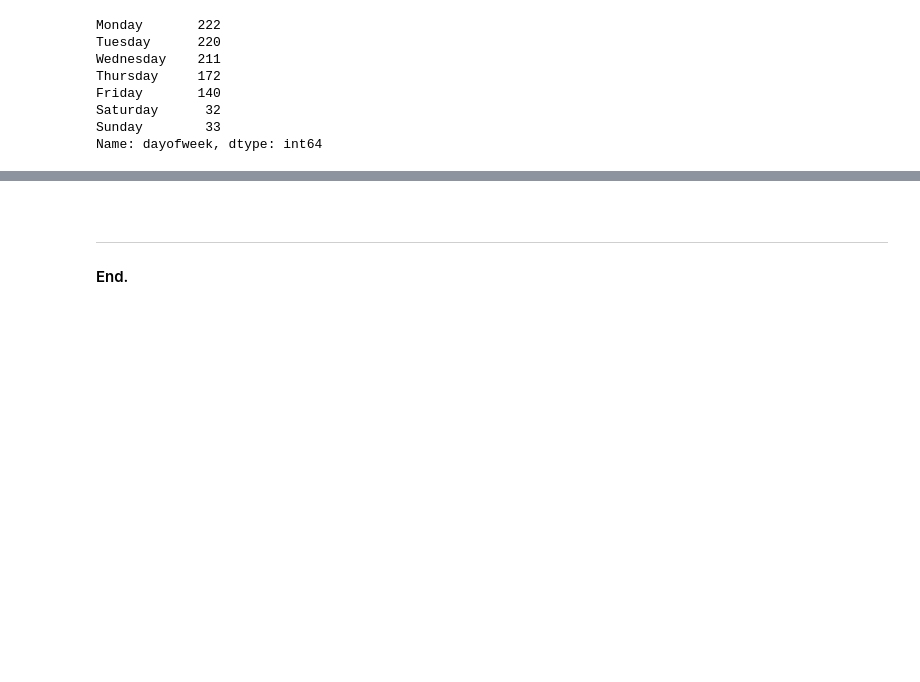
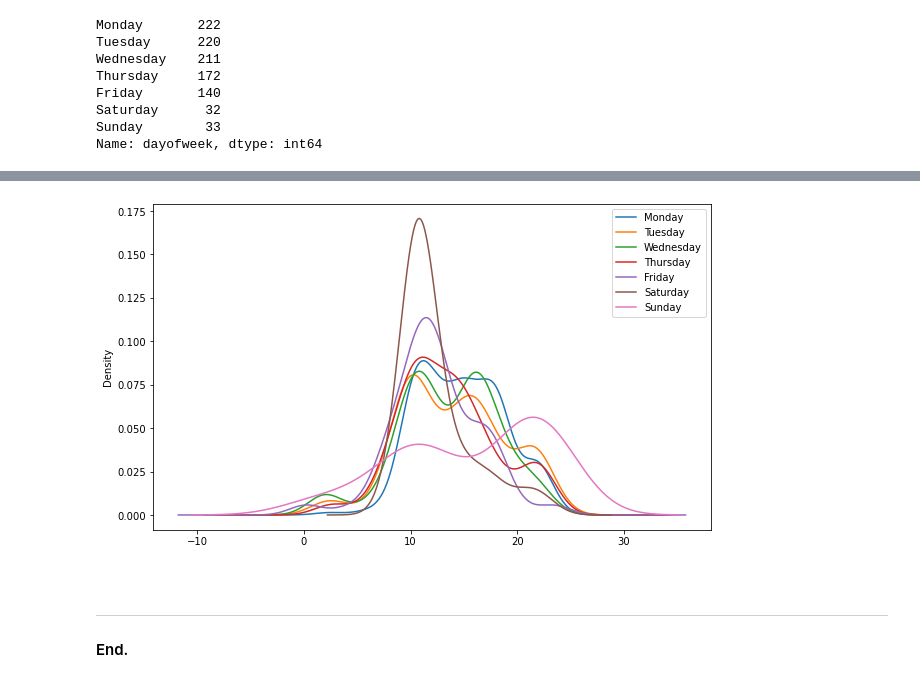
Before and after one commit to olgarozhdestvina/Data-Science-and-Machine-Learning, a Jupyter notebook: Data visualization/Email exploration.ipynb, the cells around one changed output, grey strips where cells are left out. Drawn from its saved outputs; the diff is of its cells as text; code cells hidden in the pictures; blank space fills up the shorter version.

```diff
--- a/Data visualization/Email exploration.ipynb
+++ b/Data visualization/Email exploration.ipynb
@@ -230,3 +251,9 @@ counts.plot.barh();
+# %%
+# The same but by using groupby
+emails.groupby('dayofweek').timeofday.plot.density()
+plt.legend(days);
+# %% [output]
+[figure, added]
 # %% [markdown]
 <br>
 
```
Also changed, not shown: parts of 24 cells of this notebook.
